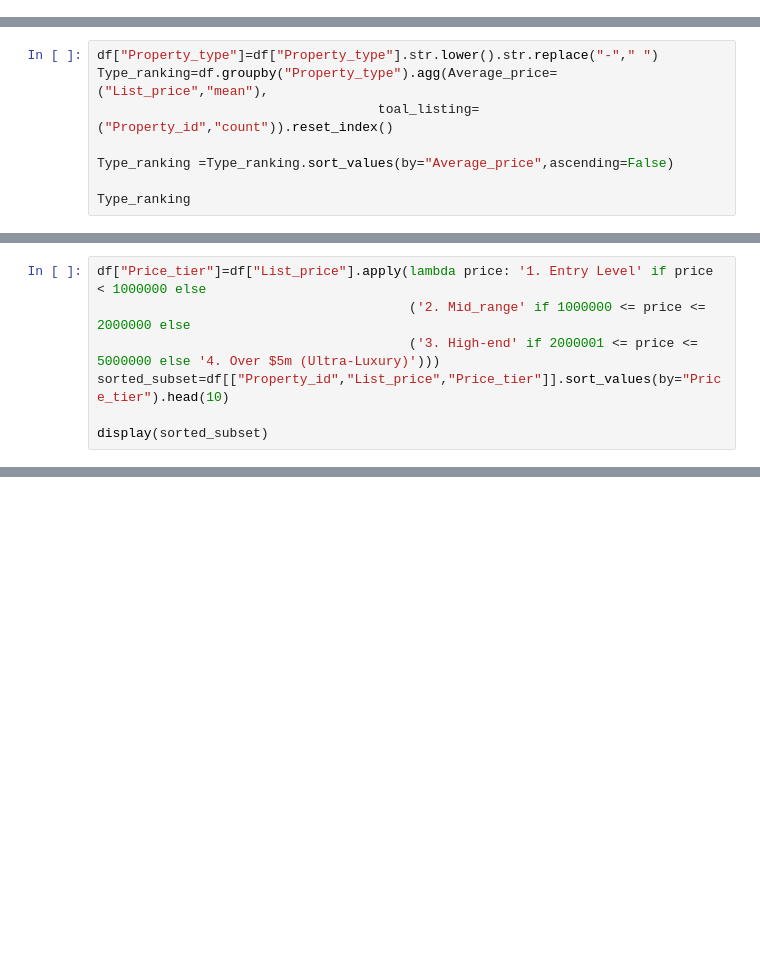
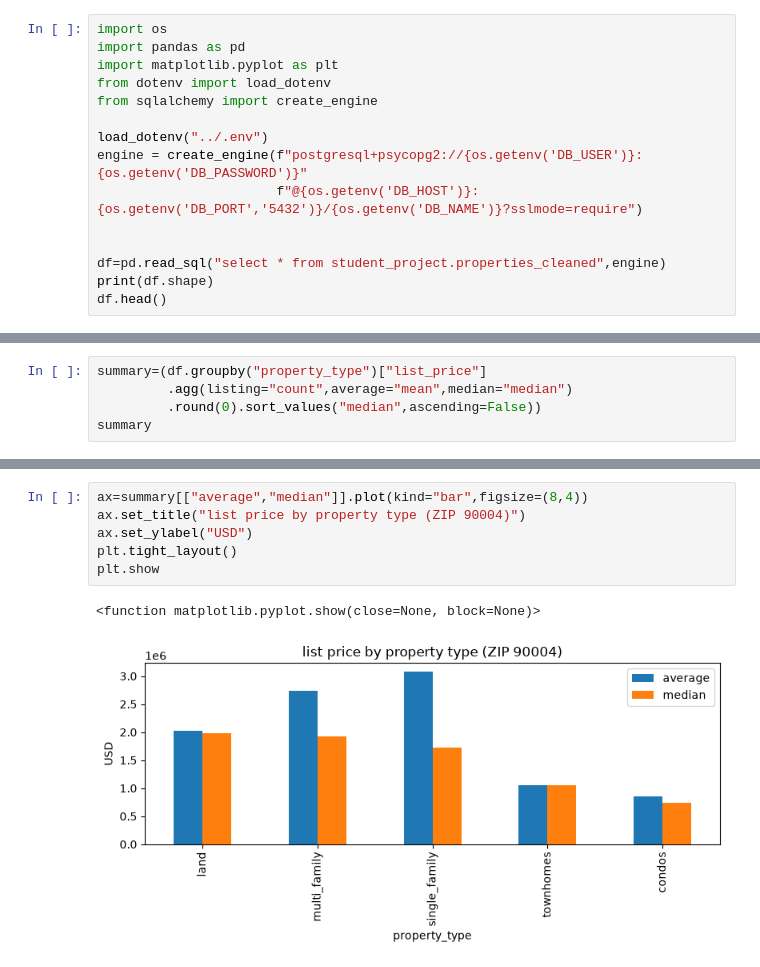
Before and after one commit to k-Kripa/project, a Jupyter notebook: Scripts/analysis.ipynb, the cells around one changed output, grey strips where cells are left out. Drawn from its saved outputs; the diff is of its cells as text; blank space fills up the shorter version.

Commit message:
Updated project files, analysis,README,and screenshots

```diff
--- a/Scripts/analysis.ipynb
+++ b/Scripts/analysis.ipynb
@@ -97,0 +4,15 @@ max     40.000000   33598.000000     2624.020000
+# %%
+import os
+import pandas as pd
+import matplotlib.pyplot as plt
+from dotenv import load_dotenv
+from sqlalchemy import create_engine
+
+load_dotenv("../.env")
+engine = create_engine(f"postgresql+psycopg2://{os.getenv('DB_USER')}:{os.getenv('DB_PASSWORD')}"
+                       f"@{os.getenv('DB_HOST')}:{os.getenv('DB_PORT','5432')}/{os.getenv('DB_NAME')}?sslmode=require")
+
+
+df=pd.read_sql("select * from student_project.properties_cleaned",engine)
+print(df.shape)
+df.head()
@@ -100,8 +28,0 @@ max     40.000000   33598.000000     2624.020000
-# %%
-df["Property_type"]=df["Property_type"].str.lower().str.replace("-"," ")
-Type_ranking=df.groupby("Property_type").agg(Average_price=("List_price","mean"),
-                                    toal_listing=("Property_id","count")).reset_index()
-
-Type_ranking =Type_ranking.sort_values(by="Average_price",ascending=False)
-
-Type_ranking
@@ -116,7 +28,0 @@ Type_ranking
-# %%
-df["Price_tier"]=df["List_price"].apply(lambda price: '1. Entry Level' if price < 1000000 else
-                                        ('2. Mid_range' if 1000000 <= price <= 2000000 else
-                                        ('3. High-end' if 2000001 <= price <= 5000000 else '4. Over $5m (Ultra-Luxury)')))
-sorted_subset=df[["Property_id","List_price","Price_tier"]].sort_values(by="Price_tier").head(10)
-
-display(sorted_subset)
@@ -196,0 +29,5 @@ sucessfully merge with all property_type
+# %%
+summary=(df.groupby("property_type")["list_price"]
+         .agg(listing="count",average="mean",median="median")
+         .round(0).sort_values("median",ascending=False))
+summary
@@ -196,0 +42,9 @@ sucessfully merge with all property_type
+# %%
+ax=summary[["average","median"]].plot(kind="bar",figsize=(8,4))
+ax.set_title("list price by property type (ZIP 90004)")
+ax.set_ylabel("USD")
+plt.tight_layout()
+plt.show
+# %% [output]
+<function matplotlib.pyplot.show(close=None, block=None)>
+[figure, added]
```
Also changed, not shown: parts of 33 cells of this notebook, 20 other files.
